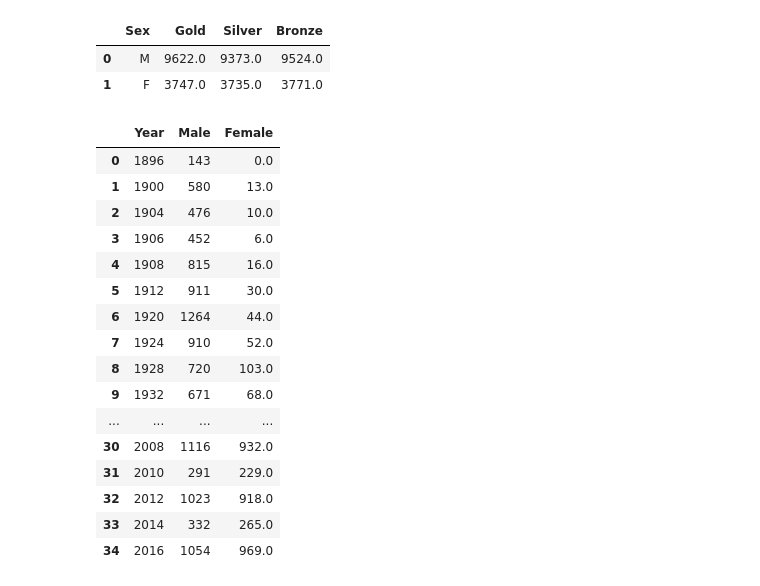
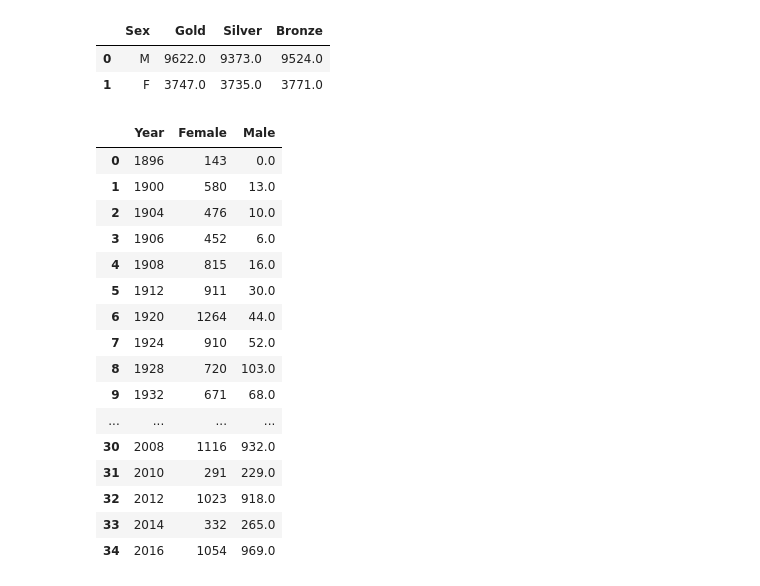
Before and after one commit to MaliheDahmardeh/Olympic-History, a Jupyter notebook: Olympic_History.ipynb, the cells around one changed output. Drawn from its saved outputs; the diff is of its cells as text; code cells hidden in the pictures.

```diff
--- a/Olympic_History.ipynb
+++ b/Olympic_History.ipynb
@@ -466,16 +492,16 @@ men_and_women_medals
 # %%
 #number of women who have won medals
 women = df[df['Sex'] == 'F'].groupby('Year').count()['Name'].reset_index()
 #number of men who have won medals
 men = df[df['Sex'] == 'M'].groupby('Year').count()['Name'].reset_index()
 
 #number of men and women with medal in each year
 total_athlete= men.merge(women,on='Year',how='left')
-total_athlete.rename(columns={'Name_x':'Male','Name_y':'Female'},inplace=True)
+total_athlete.rename(columns={'Name_x':'Female','Name_y':'Male'},inplace=True)
 total_athlete = total_athlete.fillna(0)
 total_athlete
 # %% [output]
-|  | Year | Male | Female |
+|  | Year | Female | Male |
 | 0 | 1896 | 143 | 0.0 |
 | 1 | 1900 | 580 | 13.0 |
 | 2 | 1904 | 476 | 10.0 |
```
Also changed, not shown: parts of 3 cells of this notebook.
